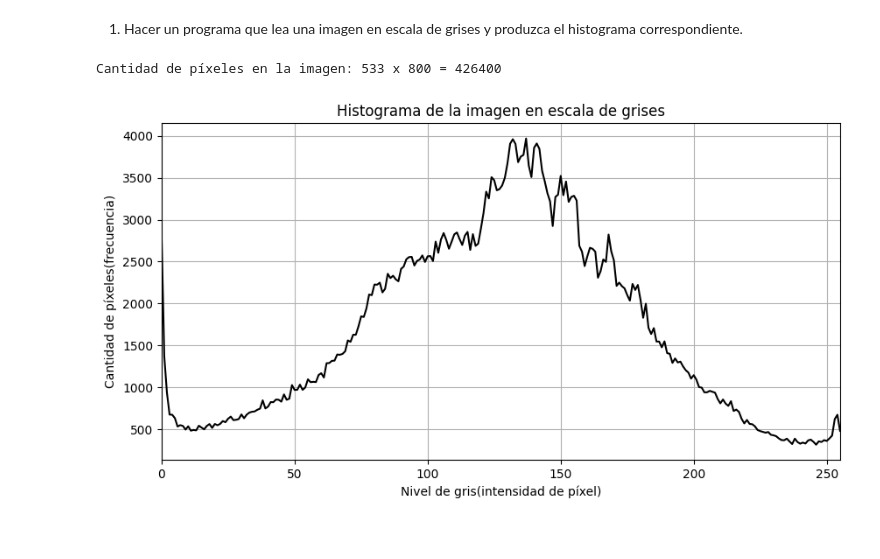
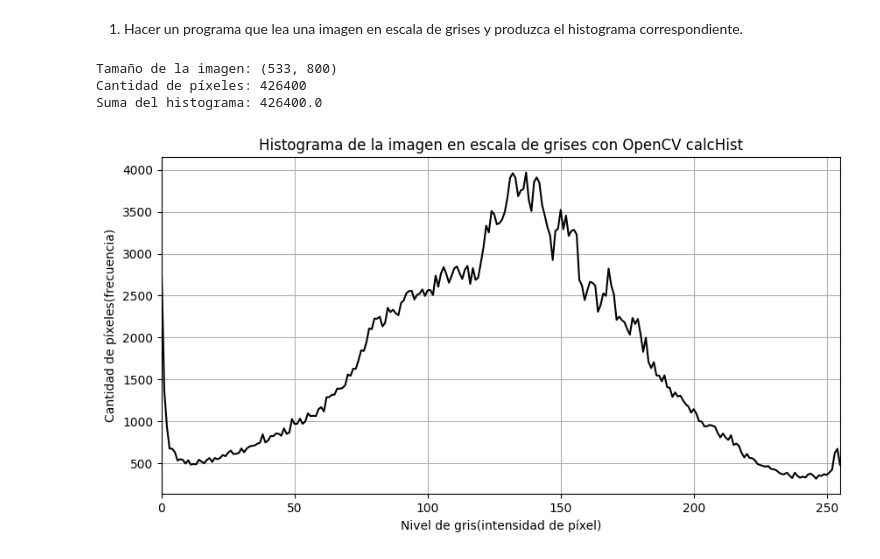
Before and after one commit to CamiloMunozAL/ProcDImagenes, a Jupyter notebook: taller2/taller2.ipynb, the cells around one changed output. Saved outputs shown, nothing was run; the diff lists cells and outputs as text; code cells hidden in the pictures.

```diff
--- a/taller2/taller2.ipynb
+++ b/taller2/taller2.ipynb
@@ -8,47 +25,36 @@ produzca el histograma correspondiente.
 # %%
 os.makedirs("resultados", exist_ok=True)
 
 imagen_gris = cv2.imread("images/paisaje.png", cv2.IMREAD_GRAYSCALE)
-
-# Primera forma manual de crear el histograma
-def crear_histograma_manual(imagen):
-    histograma = [0] * 256 # Cada posicion corresponde a un nivel de gris (0-255) y el valor en esa posicion es la cantidad de pixeles con ese nivel de gris
-
-    filas,columnas = imagen.shape
-    for i in range(filas):
-        for j in range(columnas):
-            nivel_gris = int(imagen[i,j]) # Convertimos el valor del pixel a entero
-            histograma[nivel_gris] += 1 # Incrementamos el contador del nivel de gris correspondiente
-    return histograma
-
-# Segunda forma de crear el histograma usando OpenCV
 def crear_histograma_opencv(imagen):
     """
     calcHist necesita
     - imagen: lista de imágenes (en este caso solo una)
     - canales: lista de canales a usar (en este caso solo el canal 0)
     - mascara: None (no se usa máscara)
     - histSize: lista con la cantidad de bins o divisiones (en este caso 256)
     - rangos: lista con el rango de valores (intensidades) (en este caso de 0 a 256)
     """
     histograma = cv2.calcHist([imagen], [0], None, [256], [0, 256])
     return histograma
 
-
-histograma_manual = crear_histograma_manual(imagen_gris)
 histograma_opencv = crear_histograma_opencv(imagen_gris)
-print(f"Cantidad de píxeles en la imagen: {imagen_gris.shape[0]} x {imagen_gris.shape[1]} = {imagen_gris.size}")
+print("Tamaño de la imagen:", imagen_gris.shape)
+print("Cantidad de píxeles:", imagen_gris.size)
+print("Suma del histograma:", histograma_opencv.sum())
 
 
 plt.figure(figsize=(10, 5))
 plt.plot(range(256), histograma_opencv, color="black")
-plt.title("Histograma de la imagen en escala de grises")
+plt.title("Histograma de la imagen en escala de grises con OpenCV calcHist")
 plt.xlabel("Nivel de gris(intensidad de píxel)")
 plt.ylabel("Cantidad de píxeles(frecuencia)")
 plt.xlim(0, 255)
 plt.grid()
 plt.savefig("resultados/histogramapt1.png")
 plt.show()
 # %% [output]
-Cantidad de píxeles en la imagen: 533 x 800 = 426400
+Tamaño de la imagen: (533, 800)
+Cantidad de píxeles: 426400
+Suma del histograma: 426400.0
-[figure, old version]
+[figure, new version]
```
Also changed, not shown: parts of 7 cells of this notebook, 6 other files.
